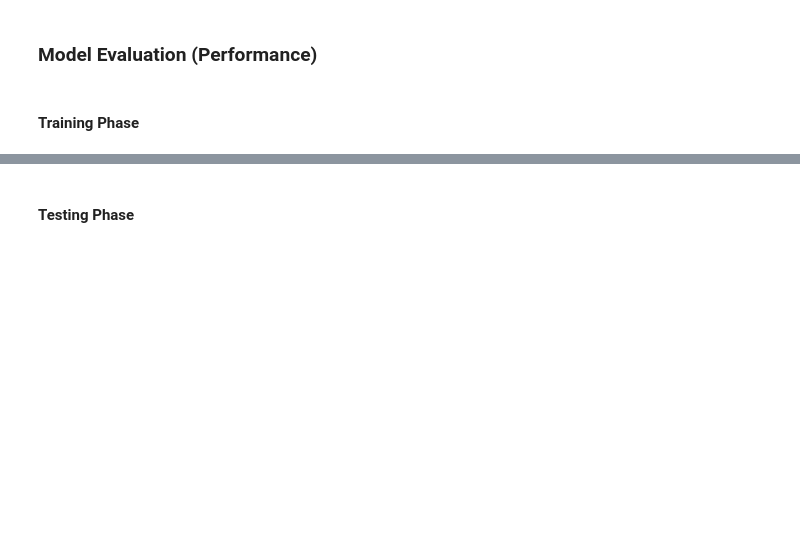
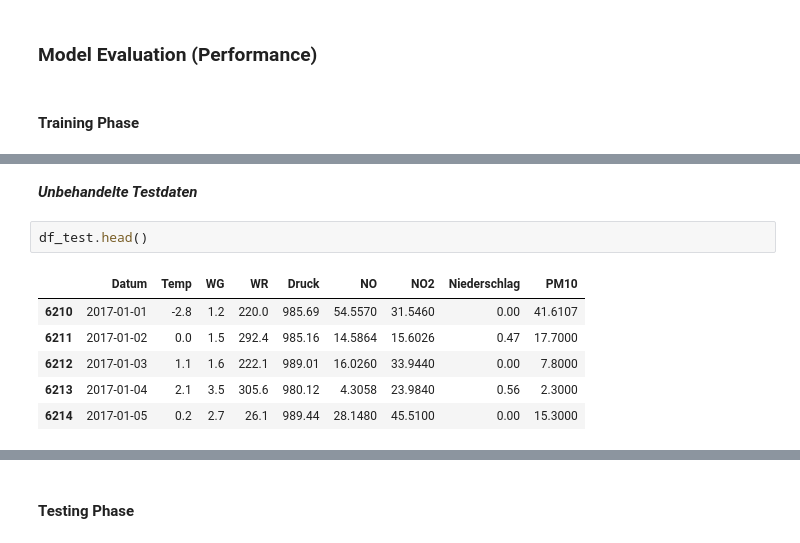
Before and after one commit to SvetiB/AirQualityStuttgart, a Jupyter notebook: AirQualityStuttgartModeling - Kopie.ipynb, the cells around one changed output, grey strips where cells are left out. Cells and saved outputs as stored; diff of their text form; blank space fills up the shorter version.

```diff
--- a/AirQualityStuttgartModeling - Kopie.ipynb
+++ b/AirQualityStuttgartModeling - Kopie.ipynb
@@ -627,0 +615,11 @@ Difference between min Loss and min val_loss:  0.13377826421194683
+# %% [markdown]
+***Unbehandelte Testdaten***
+# %%
+df_test.head()
+# %% [output]
+|  | Datum | Temp | WG | WR | Druck | NO | NO2 | Niederschlag | PM10 |
+| 6210 | 2017-01-01 | -2.8 | 1.2 | 220.0 | 985.69 | 54.5570 | 31.5460 | 0.00 | 41.6107 |
+| 6211 | 2017-01-02 | 0.0 | 1.5 | 292.4 | 985.16 | 14.5864 | 15.6026 | 0.47 | 17.7000 |
+| 6212 | 2017-01-03 | 1.1 | 1.6 | 222.1 | 989.01 | 16.0260 | 33.9440 | 0.00 | 7.8000 |
+| 6213 | 2017-01-04 | 2.1 | 3.5 | 305.6 | 980.12 | 4.3058 | 23.9840 | 0.56 | 2.3000 |
+| 6214 | 2017-01-05 | 0.2 | 2.7 | 26.1 | 989.44 | 28.1480 | 45.5100 | 0.00 | 15.3000 |
```
Also changed, not shown: parts of 10 cells of this notebook, 1 other file.
